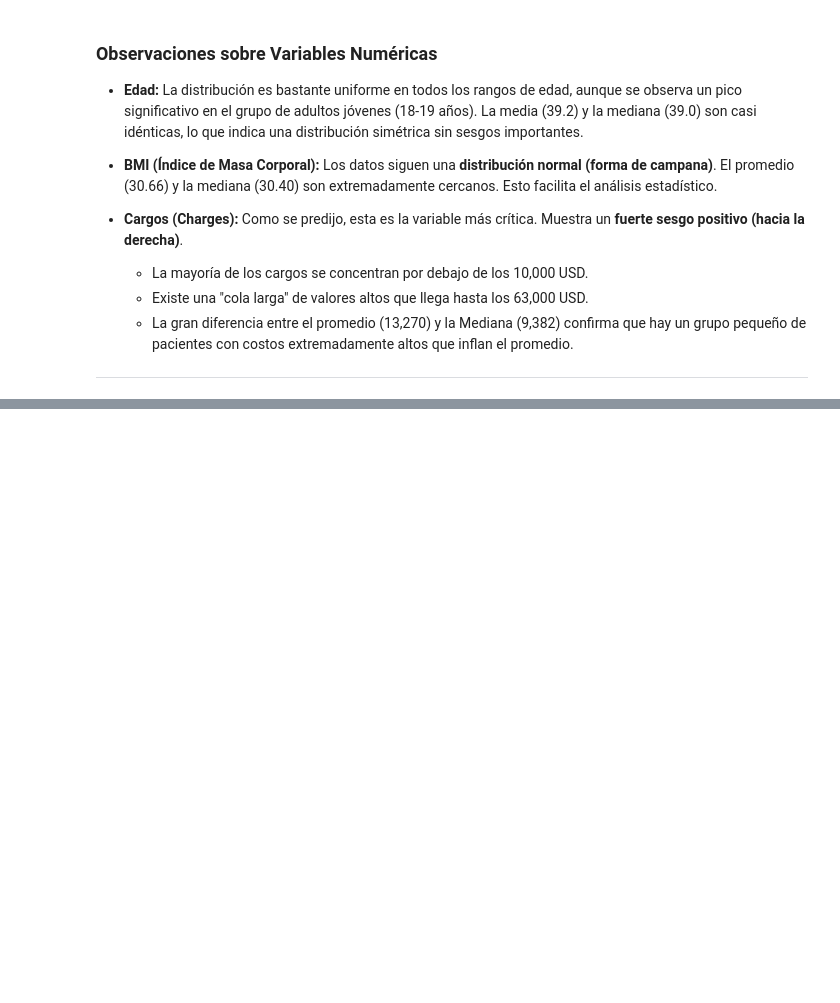
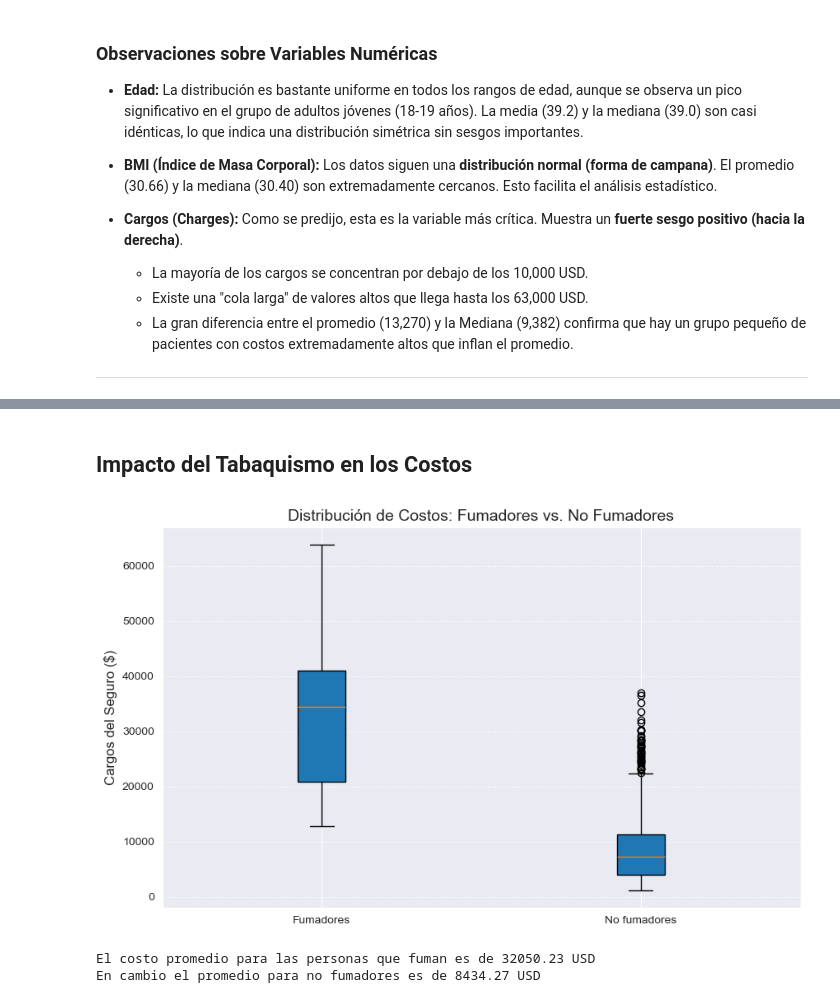
Before and after one commit to Fixzion/Analisis-Exploratorio-de-Costos-de-Seguros-Medicos-de-Estados-Unidos, a Jupyter notebook: Notebooks/ADSM.ipynb, the cells around one changed output, grey strips where cells are left out. Saved outputs shown, nothing was run; the diff lists cells and outputs as text; code cells hidden in the pictures; blank space fills up the shorter version.

```diff
--- a/Notebooks/ADSM.ipynb
+++ b/Notebooks/ADSM.ipynb
@@ -167,0 +181,2 @@ Name: count, dtype: int64
+# %% [markdown]
+## Impacto del Tabaquismo en los Costos
@@ -167,0 +188,25 @@ Name: count, dtype: int64
+# %%
+fumadores = df[df['smoker'] == 'yes']['charges']
+no_fumadores = df[df['smoker'] == 'no']['charges']
+
+plt.figure(figsize=(10, 6))
+etiquetas_boxplot = ['Fumadores','No fumadores']
+datos_fumadores = [fumadores, no_fumadores]
+
+plt.boxplot(datos_fumadores, tick_labels=etiquetas_boxplot, patch_artist=True)
+
+plt.title('Distribución de Costos: Fumadores vs. No Fumadores', fontsize=14)
+plt.ylabel('Cargos del Seguro ($)', fontsize=12)
+plt.grid(axis='y', linestyle='--', alpha=0.7)
+
+plt.show()
+# %% [output]
+[figure, added]
+# %%
+promFum = sum(fumadores)/len(fumadores)
+print(f"El costo promedio para las personas que fuman es de {promFum:.2f} USD")
+promNoFum = sum(no_fumadores)/len(no_fumadores)
+print(f"En cambio el promedio para no fumadores es de {promNoFum:.2f} USD")
+# %% [output]
+El costo promedio para las personas que fuman es de 32050.23 USD
+En cambio el promedio para no fumadores es de 8434.27 USD
```
Also changed, not shown: parts of 40 cells of this notebook.
